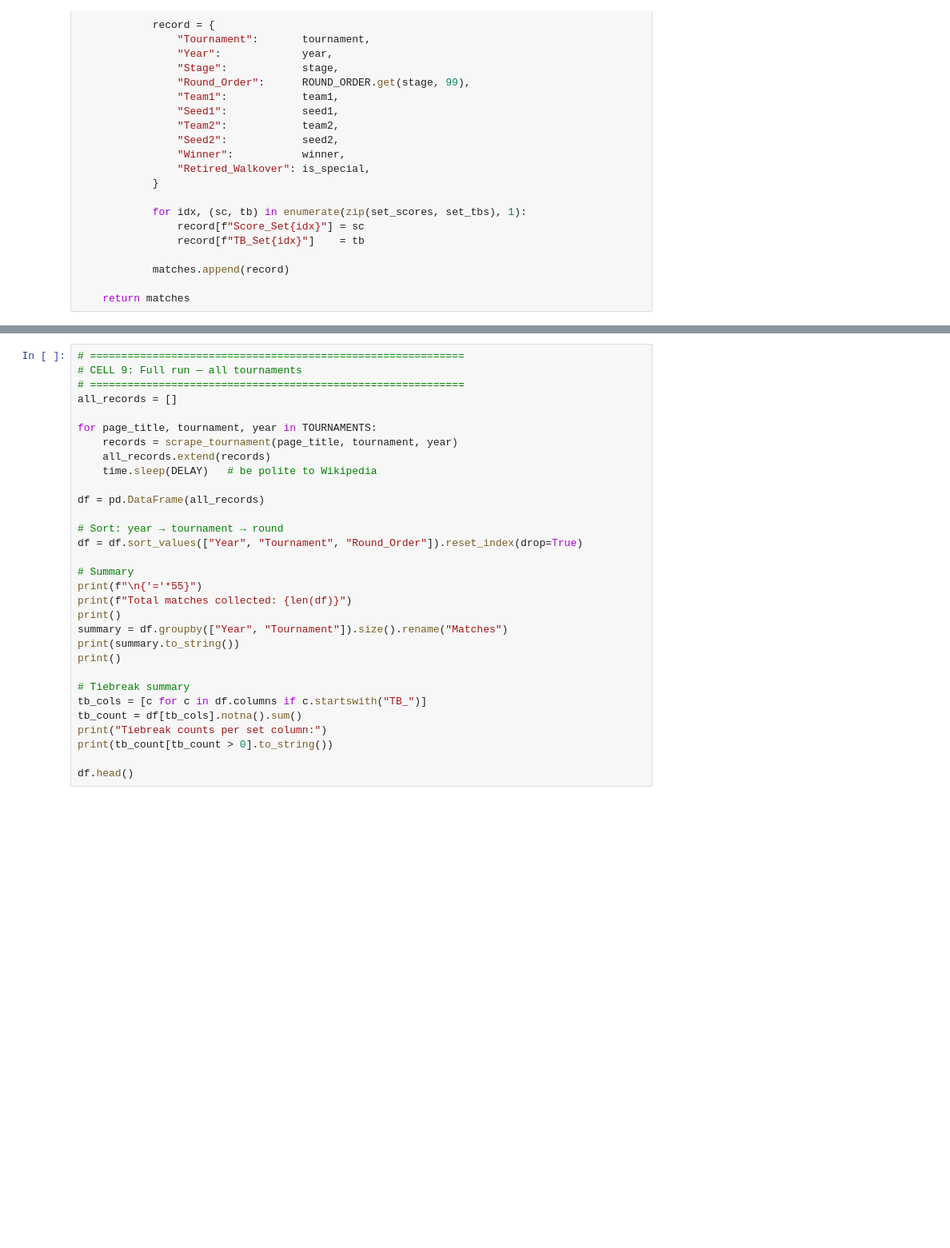
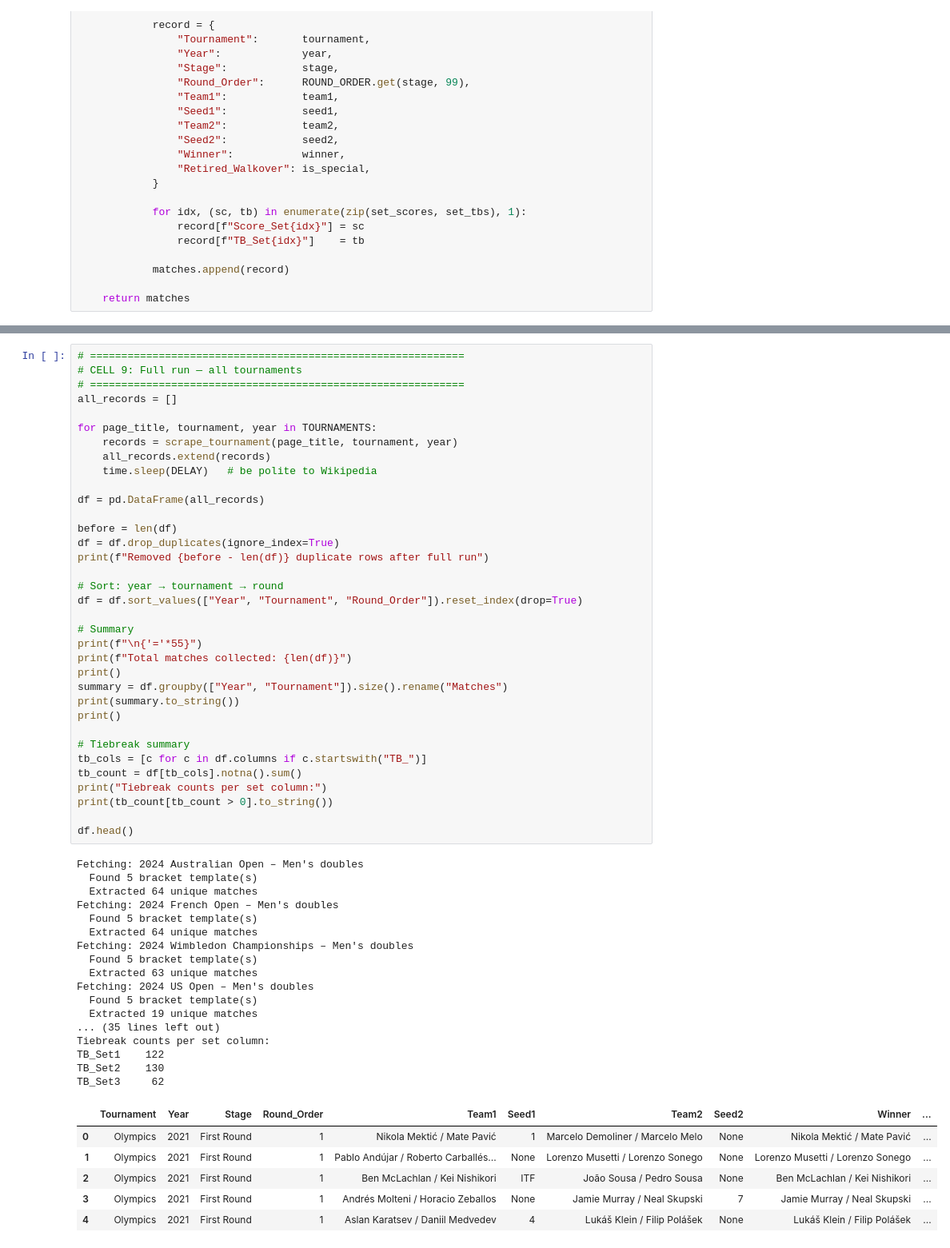
Before and after one commit to AEGDDI/tennis-homophily, a Jupyter notebook: code/scraping/matches_scraper.ipynb, the cells around one changed output, grey strips where cells are left out. Shown at 80% size. Drawn from its saved outputs; the diff is of its cells as text; blank space fills up the shorter version.

Commit message:
removed duplicates
removed duplicates matches for 2024 and 2025

```diff
--- a/code/scraping/matches_scraper.ipynb
+++ b/code/scraping/matches_scraper.ipynb
@@ -601,33 +666,61 @@ test_df[has_tb][["Stage", "Team1", "Team2", "Winner"] + [c for c in test_df.colu
 # ============================================================
 # CELL 9: Full run — all tournaments
 # ============================================================
 all_records = []
 
 for page_title, tournament, year in TOURNAMENTS:
     records = scrape_tournament(page_title, tournament, year)
     all_records.extend(records)
     time.sleep(DELAY)   # be polite to Wikipedia
 
 df = pd.DataFrame(all_records)
+
+before = len(df)
+df = df.drop_duplicates(ignore_index=True)
+print(f"Removed {before - len(df)} duplicate rows after full run")
 
 # Sort: year → tournament → round
 df = df.sort_values(["Year", "Tournament", "Round_Order"]).reset_index(drop=True)
 
 # Summary
 print(f"\n{'='*55}")
 print(f"Total matches collected: {len(df)}")
 print()
 summary = df.groupby(["Year", "Tournament"]).size().rename("Matches")
 print(summary.to_string())
 print()
 
 # Tiebreak summary
 tb_cols = [c for c in df.columns if c.startswith("TB_")]
 tb_count = df[tb_cols].notna().sum()
 print("Tiebreak counts per set column:")
 print(tb_count[tb_count > 0].to_string())
 
 df.head()
+# %% [output]
+Fetching: 2024 Australian Open – Men's doubles
+  Found 5 bracket template(s)
+  Extracted 64 unique matches
+Fetching: 2024 French Open – Men's doubles
+  Found 5 bracket template(s)
+  Extracted 64 unique matches
+Fetching: 2024 Wimbledon Championships – Men's doubles
+  Found 5 bracket template(s)
+  Extracted 63 unique matches
+Fetching: 2024 US Open – Men's doubles
+  Found 5 bracket template(s)
+  Extracted 19 unique matches
+... (35 lines left out)
+Tiebreak counts per set column:
+TB_Set1    122
+TB_Set2    130
+TB_Set3     62
+|  | Tournament | Year | Stage | Round_Order | Team1 | Seed1 | Team2 | Seed2 | Winner | ... |
+| 0 | Olympics | 2021 | First Round | 1 | Nikola Mektić / Mate Pavić | 1 | Marcelo Demoliner / Marcelo Melo | None | Nikola Mektić / Mate Pavić | ... |
+| 1 | Olympics | 2021 | First Round | 1 | Pablo Andújar / Roberto Carballés... | None | Lorenzo Musetti / Lorenzo Sonego | None | Lorenzo Musetti / Lorenzo Sonego | ... |
+| 2 | Olympics | 2021 | First Round | 1 | Ben McLachlan / Kei Nishikori | ITF | João Sousa / Pedro Sousa | None | Ben McLachlan / Kei Nishikori | ... |
+| 3 | Olympics | 2021 | First Round | 1 | Andrés Molteni / Horacio Zeballos | None | Jamie Murray / Neal Skupski | 7 | Jamie Murray / Neal Skupski | ... |
+| 4 | Olympics | 2021 | First Round | 1 | Aslan Karatsev / Daniil Medvedev | 4 | Lukáš Klein / Filip Polášek | None | Lukáš Klein / Filip Polášek | ... |
 # %%
 # ============================================================
 # CELL 10: Save to Excel
```
Also changed, not shown: parts of 4 cells of this notebook, 13 other files.
